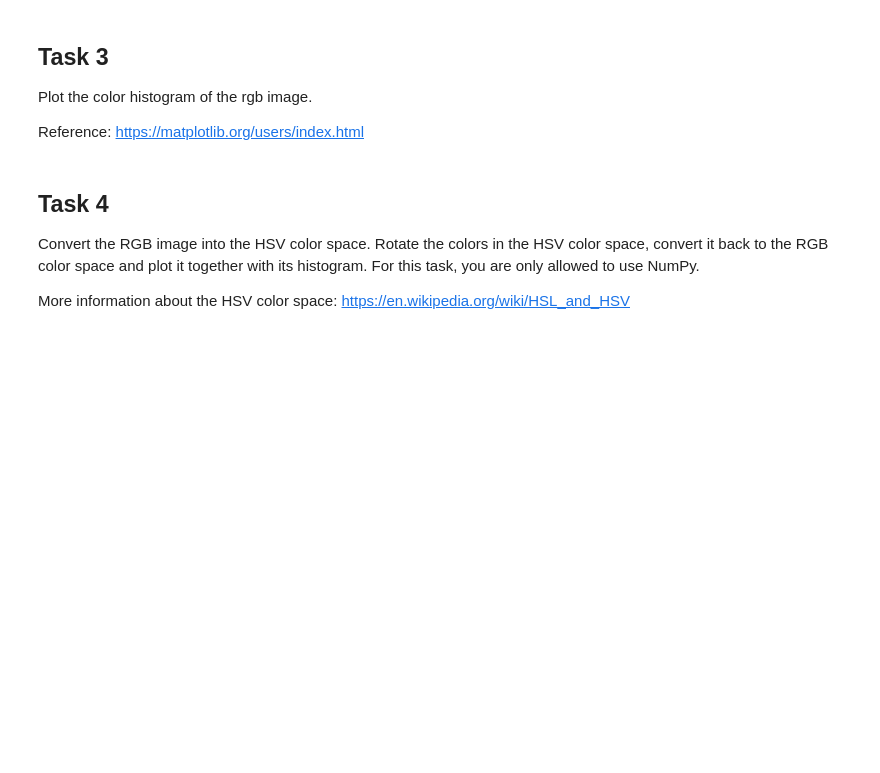
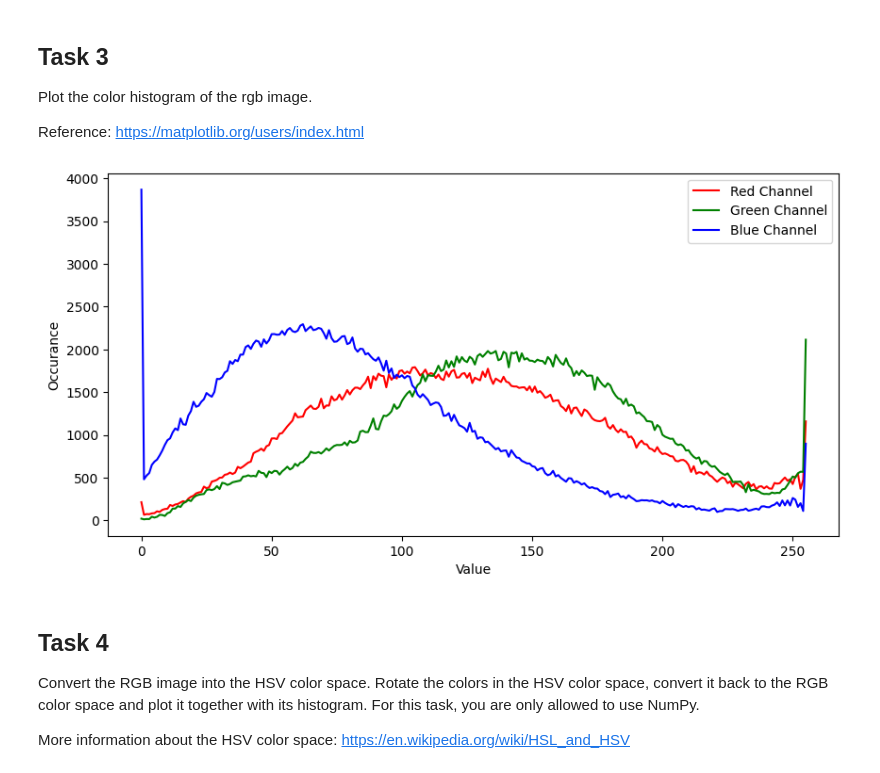
Before and after one commit to TheAndrone/3dcv-students, a Jupyter notebook: 1.0-tl-scientific-python.ipynb, the cells around one changed output. Saved outputs shown, nothing was run; the diff lists cells and outputs as text; code cells hidden in the pictures; blank space fills up the shorter version.

```diff
--- a/1.0-tl-scientific-python.ipynb
+++ b/1.0-tl-scientific-python.ipynb
@@ -149,16 +172,34 @@ Reference: https://matplotlib.org/users/index.html
 # %%
 def plot_color_histogram(image):
     '''
     Plot the histogram of each color channel into a single plot.
     Take a look at the scikit-image submodule skimage.exposure
 
     image -- RGB image
     '''
     # TODO: implement this function
+    hists = []
+    bins = []
+    for c in range(3):
+        hist, bin_edges = skimage.exposure.histogram(image[:, :, c])
+        hists.append(hist)
+        bins.append(bin_edges)
 
-    pass
+    hists_R, hists_G, hists_B = hists
+    bins_R, bins_G, bins_B = bins
+
+    plt.figure(figsize=(10, 5))
+    plt.plot(bins_R, hists_R, color='red', label='Red Channel')
+    plt.plot(bins_G, hists_G, color='green', label='Green Channel')
+    plt.plot(bins_B, hists_B, color='blue', label='Blue Channel')
+    plt.xlabel('Value')
+    plt.ylabel('Occurance')
+    plt.legend()
+    plt.show()
 
 plot_color_histogram(image)
+# %% [output]
+[figure, added]
 # %% [markdown]
 ## Task 4
 
```
Also changed, not shown: parts of 5 cells of this notebook, 1 other file.
